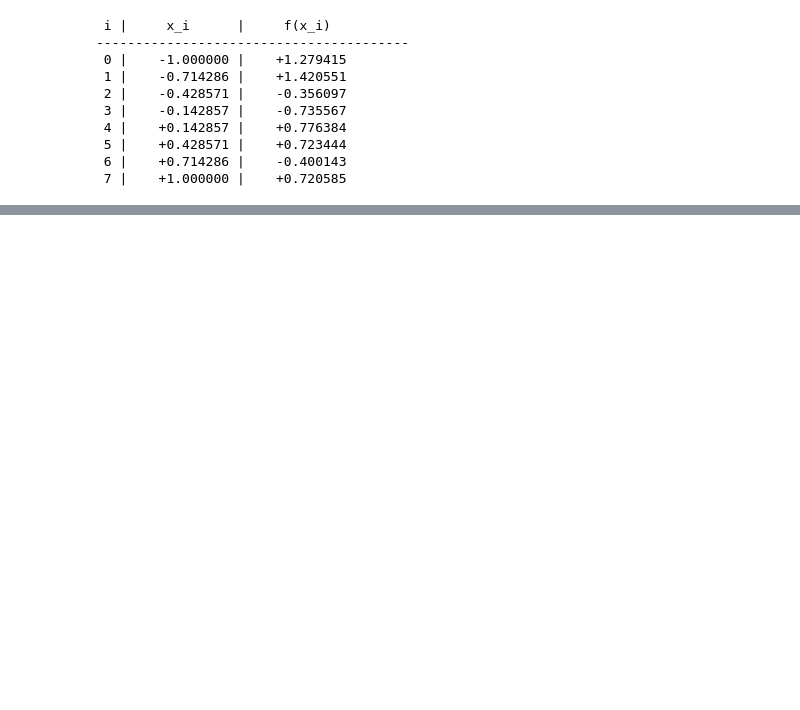
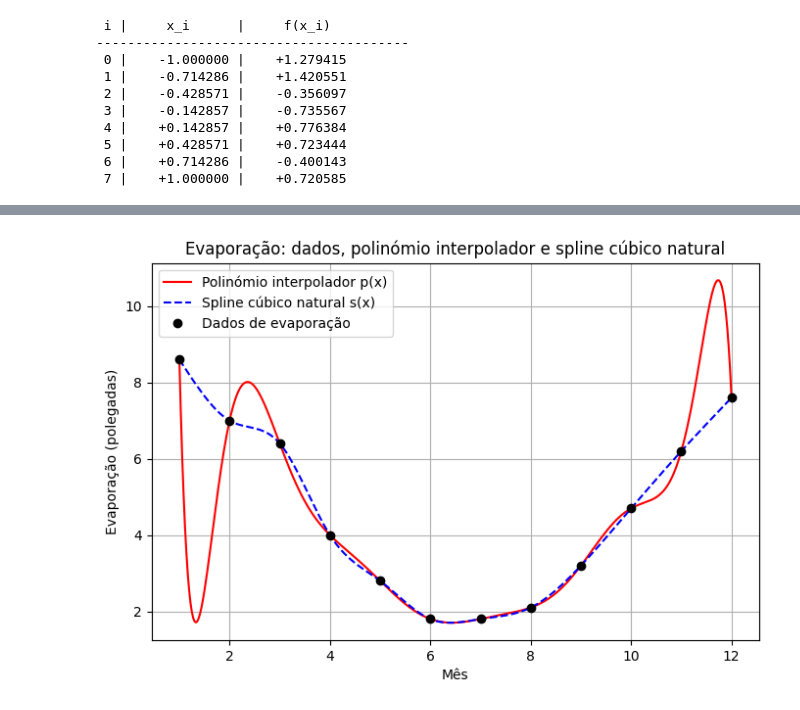
Before and after one commit to TheSh3ng04/Trabalho_Metodos_Numericos, a Jupyter notebook: Trabalho3/TrabalhoPratico3.ipynb, the cells around one changed output, grey strips where cells are left out. Cells and saved outputs as stored; diff of their text form; code cells hidden in the pictures; blank space fills up the shorter version.

```diff
--- a/Trabalho3/TrabalhoPratico3.ipynb
+++ b/Trabalho3/TrabalhoPratico3.ipynb
@@ -66,0 +335,95 @@ Os pontos gerados são a entrada para:
+# %%
+import numpy as np
+import math
+import matplotlib.pyplot as plt
+
+# Dados do enunciado (meses e evaporação) [file:2]
+x_mes = np.arange(1, 13, dtype=float)  # 1,...,12
+y_evap = np.array([8.6, 7.0, 6.4, 4.0, 2.8, 1.8, 1.8, 2.1, 3.2, 4.7, 6.2, 7.6])
+
+# --- Polinómio interpolador p(x) por Newton (diferenças divididas) ---
+
+m = len(x_mes)
+DD = [[0.0 for _ in range(m)] for _ in range(m)]
+for i in range(m):
+    DD[i][0] = y_evap[i]
+
+for j in range(1, m):
+    for i in range(m - j):
+        DD[i][j] = (DD[i+1][j-1] - DD[i][j-1]) / (x_mes[i+j] - x_mes[i])
+
+coeffs_p = [DD[0][j] for j in range(m)]  # c0,...,c11
+
+def p_interp(x):
+    """Avalia o polinómio interpolador p(x) de grau <=11 em x."""
+    value = 0.0
+    term = 1.0
+    for j in range(m):
+        value += coeffs_p[j] * term
+        term *= (x - x_mes[j])
+    return value
+
+# --- Spline cúbico natural s(x) nos 12 pontos ---
+
+n = m - 1                    # 11 intervalos
+h = np.diff(x_mes)           # aqui h_i = 1 para todos, mas escrevemos em geral
+
+A = np.zeros((m, m))
+b_vec = np.zeros(m)
+
+# Condições naturais: M_1 = 0, M_12 = 0
+A[0, 0] = 1.0
+A[m-1, m-1] = 1.0
+b_vec[0] = 0.0
+b_vec[m-1] = 0.0
+
+for i in range(1, m-1):
+    hi = h[i-1]
+    hi1 = h[i]
+    A[i, i-1] = hi
+    A[i, i]   = 2*(hi + hi1)
+    A[i, i+1] = hi1
+    b_vec[i]  = 6 * ((y_evap[i+1] - y_evap[i]) / hi1 - (y_evap[i] - y_evap[i-1]) / hi)
+
+M = np.linalg.solve(A, b_vec)   # M[i] = s''(x_i)
+
+# Coeficientes dos cúbicos S_i(x) em cada [x_i, x_{i+1}]
+coefs_s = []
+for i in range(n):
+    hi = x_mes[i+1] - x_mes[i]
+    a_i = y_evap[i]
+    c_i = M[i] / 2.0
+    d_i = (M[i+1] - M[i]) / (6.0 * hi)
+    b_i = (y_evap[i+1] - y_evap[i]) / hi - (2*M[i] + M[i+1]) * hi / 6.0
+    coefs_s.append((a_i, b_i, c_i, d_i))
+
+def s_spline(x):
+    """Avalia o spline cúbico natural s(x) nos dados de evaporação."""
+    if x <= x_mes[0]:
+        i = 0
+    elif x >= x_mes[-1]:
+        i = n-1
+    else:
+        i = np.searchsorted(x_mes, x) - 1
+    a_i, b_i, c_i, d_i = coefs_s[i]
+    dx = x - x_mes[i]
+    return a_i + b_i*dx + c_i*dx**2 + d_i*dx**3
+
+# --- Gráficos p(x), s(x) e pontos de dados ---
+
+xs_plot = np.linspace(1, 12, 400)
+p_vals = [p_interp(x) for x in xs_plot]
+s_vals = [s_spline(x) for x in xs_plot]
+
+plt.figure(figsize=(8, 5))
+plt.plot(xs_plot, p_vals, 'r-', label='Polinómio interpolador p(x)')
+plt.plot(xs_plot, s_vals, 'b--', label='Spline cúbico natural s(x)')
+plt.plot(x_mes, y_evap, 'ko', label='Dados de evaporação')
+plt.xlabel('Mês')
+plt.ylabel('Evaporação (polegadas)')
+plt.title('Evaporação: dados, polinómio interpolador e spline cúbico natural')
+plt.legend()
+plt.grid(True)
+plt.show()
+# %% [output]
+[figure, added]
```
Also changed, not shown: parts of 15 cells of this notebook.
